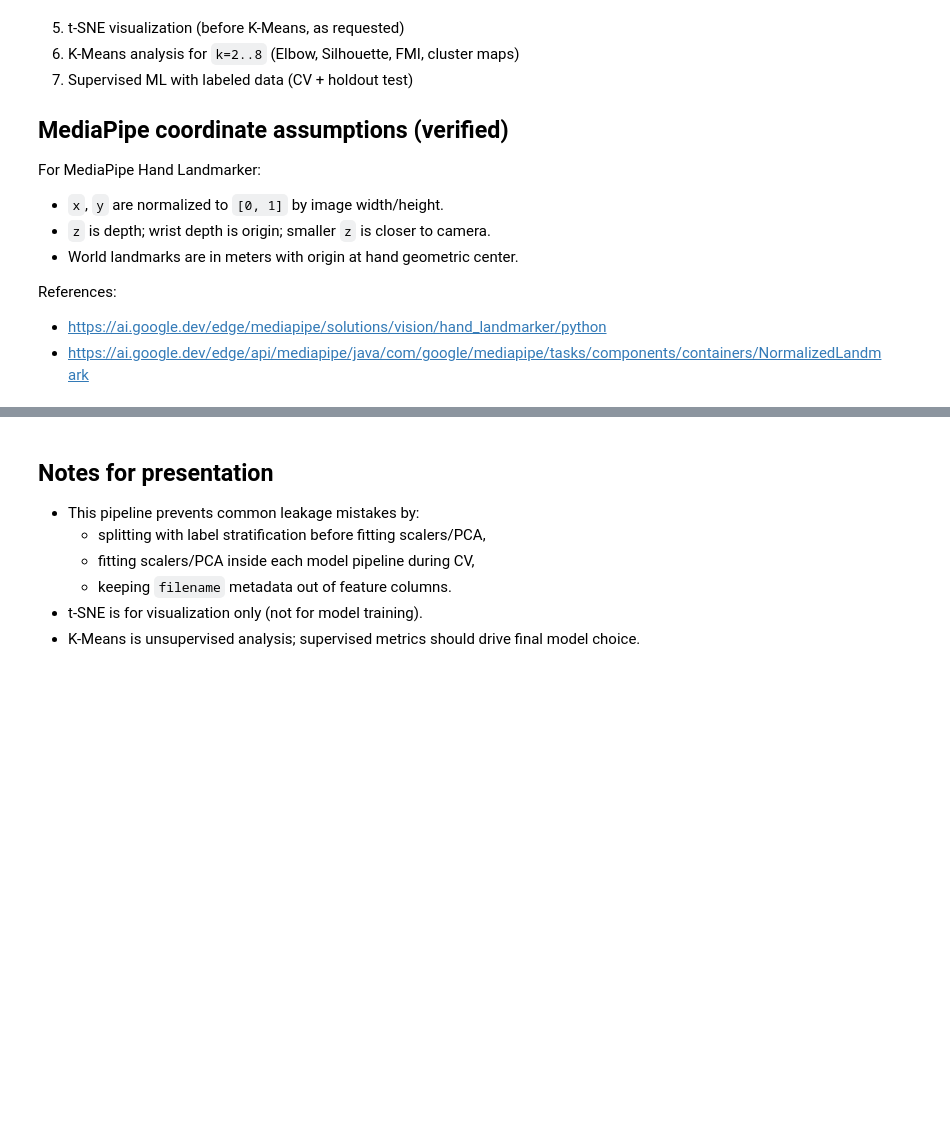
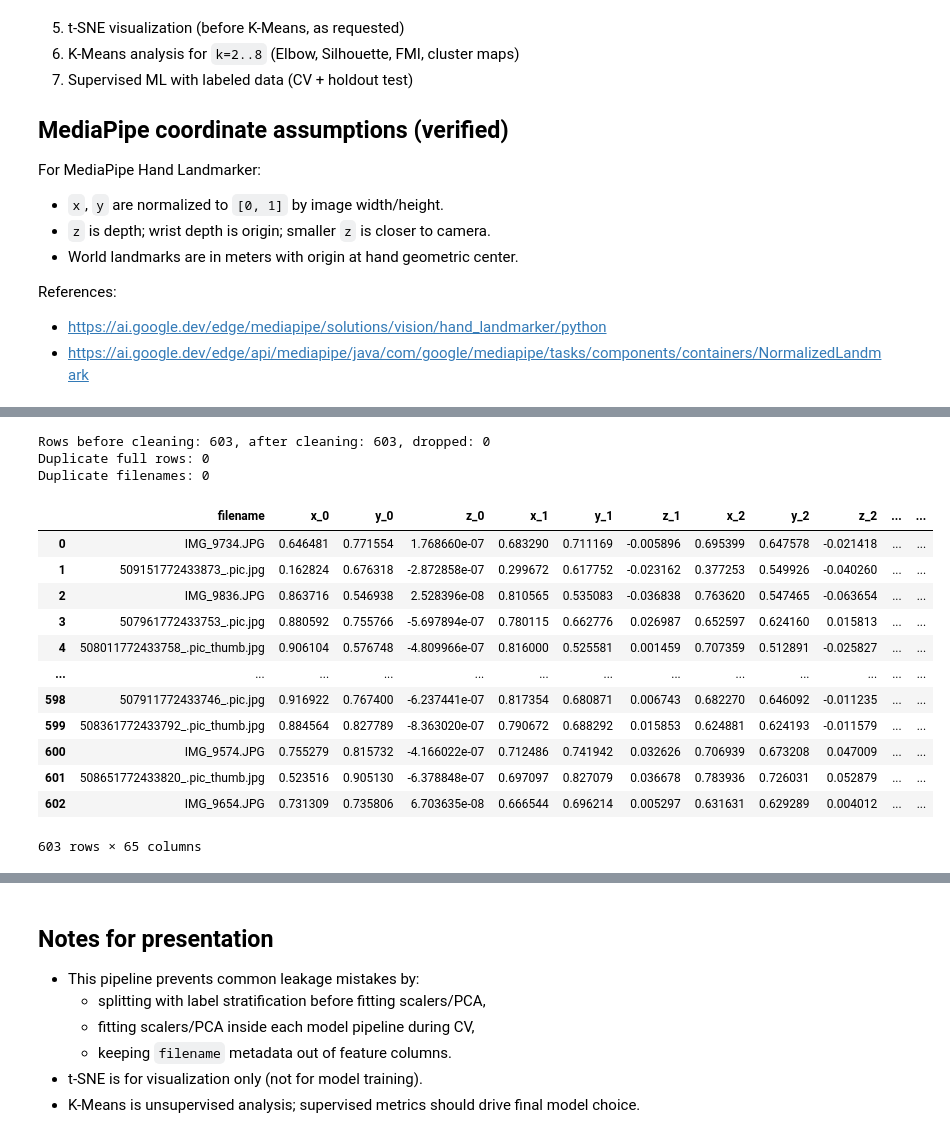
Before and after one commit to TorresZ314/EE344ML_homework, a Jupyter notebook: homework/finalProject/344Final_rebuilt_fixed.ipynb, the cells around one changed output, grey strips where cells are left out. Drawn from its saved outputs; the diff is of its cells as text; code cells hidden in the pictures; blank space fills up the shorter version.

```diff
--- a/homework/finalProject/344Final_rebuilt_fixed.ipynb
+++ b/homework/finalProject/344Final_rebuilt_fixed.ipynb
@@ -94,29 +115,44 @@ display(df.head())
 # %%
 
 # -------------------------
 # 2) Clean + validate schema
 # -------------------------
 # Define expected landmark columns
 raw_xyz_cols = [f'{axis}_{i}' for i in range(21) for axis in ['x', 'y', 'z']]
 missing_cols = [c for c in raw_xyz_cols if c not in df.columns]
 if missing_cols:
     raise ValueError(f'Missing expected landmark columns: {missing_cols[:10]}')
 
 # Coerce numeric safely
 for c in raw_xyz_cols:
     df[c] = pd.to_numeric(df[c], errors='coerce')
 
 before = len(df)
 df = df.dropna(subset=raw_xyz_cols + [TARGET]).reset_index(drop=True)
 after = len(df)
 print(f'Rows before cleaning: {before}, after cleaning: {after}, dropped: {before - after}')
 
-# Keep metadata for leakage checks, but never use it as model feature
-meta_cols = ['filename', TARGET]
-meta_df = df[meta_cols].copy()
+
 
 print('Duplicate full rows:', df.duplicated().sum())
 print('Duplicate filenames:', df['filename'].duplicated().sum())
+# %% [output]
+Rows before cleaning: 603, after cleaning: 603, dropped: 0
+Duplicate full rows: 0
+Duplicate filenames: 0
+|  | filename | x_0 | y_0 | z_0 | x_1 | y_1 | z_1 | x_2 | y_2 | z_2 | ... | ... |
+| 0 | IMG_9734.JPG | 0.646481 | 0.771554 | 1.768660e-07 | 0.683290 | 0.711169 | -0.005896 | 0.695399 | 0.647578 | -0.021418 | ... | ... |
+| 1 | 509151772433873_.pic.jpg | 0.162824 | 0.676318 | -2.872858e-07 | 0.299672 | 0.617752 | -0.023162 | 0.377253 | 0.549926 | -0.040260 | ... | ... |
+| 2 | IMG_9836.JPG | 0.863716 | 0.546938 | 2.528396e-08 | 0.810565 | 0.535083 | -0.036838 | 0.763620 | 0.547465 | -0.063654 | ... | ... |
+| 3 | 507961772433753_.pic.jpg | 0.880592 | 0.755766 | -5.697894e-07 | 0.780115 | 0.662776 | 0.026987 | 0.652597 | 0.624160 | 0.015813 | ... | ... |
+| 4 | 508011772433758_.pic_thumb.jpg | 0.906104 | 0.576748 | -4.809966e-07 | 0.816000 | 0.525581 | 0.001459 | 0.707359 | 0.512891 | -0.025827 | ... | ... |
+| ... | ... | ... | ... | ... | ... | ... | ... | ... | ... | ... | ... | ... |
+| 598 | 507911772433746_.pic.jpg | 0.916922 | 0.767400 | -6.237441e-07 | 0.817354 | 0.680871 | 0.006743 | 0.682270 | 0.646092 | -0.011235 | ... | ... |
+| 599 | 508361772433792_.pic_thumb.jpg | 0.884564 | 0.827789 | -8.363020e-07 | 0.790672 | 0.688292 | 0.015853 | 0.624881 | 0.624193 | -0.011579 | ... | ... |
+| 600 | IMG_9574.JPG | 0.755279 | 0.815732 | -4.166022e-07 | 0.712486 | 0.741942 | 0.032626 | 0.706939 | 0.673208 | 0.047009 | ... | ... |
+| 601 | 508651772433820_.pic_thumb.jpg | 0.523516 | 0.905130 | -6.378848e-07 | 0.697097 | 0.827079 | 0.036678 | 0.783936 | 0.726031 | 0.052879 | ... | ... |
+| 602 | IMG_9654.JPG | 0.731309 | 0.735806 | 6.703635e-08 | 0.666544 | 0.696214 | 0.005297 | 0.631631 | 0.629289 | 0.004012 | ... | ... |
+603 rows × 65 columns
 # %%
 
 # -------------------------
```
Also changed, not shown: parts of 9 cells of this notebook, 2 other files.
